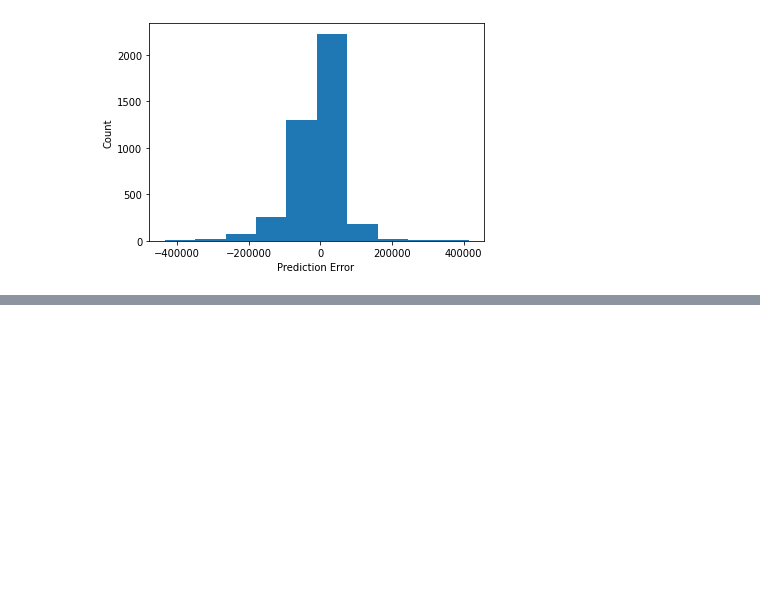
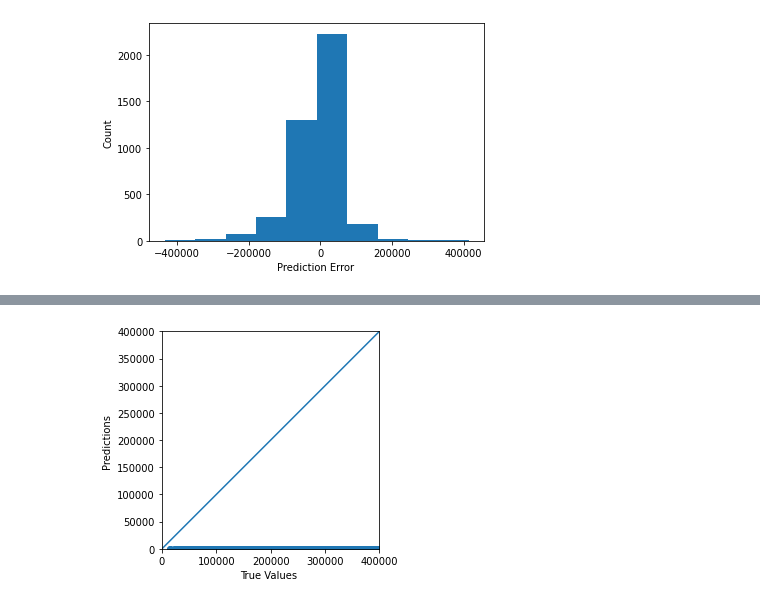
Before and after one commit to sduvvur7/DL, a Jupyter notebook: DL2.ipynb, the cells around one changed output, grey strips where cells are left out. Saved outputs shown, nothing was run; the diff lists cells and outputs as text; code cells hidden in the pictures; blank space fills up the shorter version.

```diff
--- a/DL2.ipynb
+++ b/DL2.ipynb
@@ -742,0 +798,18 @@ pd.DataFrame(test_results, index=['Mean absolute error [Mean_housing_value]']).T
+# %%
+test_results['dnn_model'] = dnn_model.evaluate(test_features, test_labels, verbose=0)
+
+pd.DataFrame(test_results, index=['Mean absolute error ']).T
+
+
+test_predictions = dnn_model.predict(test_features).flatten()
+
+a = plt.axes(aspect='equal')
+plt.scatter(test_labels, test_predictions)
+plt.xlabel('True Values ')
+plt.ylabel('Predictions ')
+lims = [0, 400000]
+plt.xlim(lims)
+plt.ylim(lims)
+_ = plt.plot(lims, lims)
+# %% [output]
+[figure, added]
```
Also changed, not shown: parts of 4 cells of this notebook.
